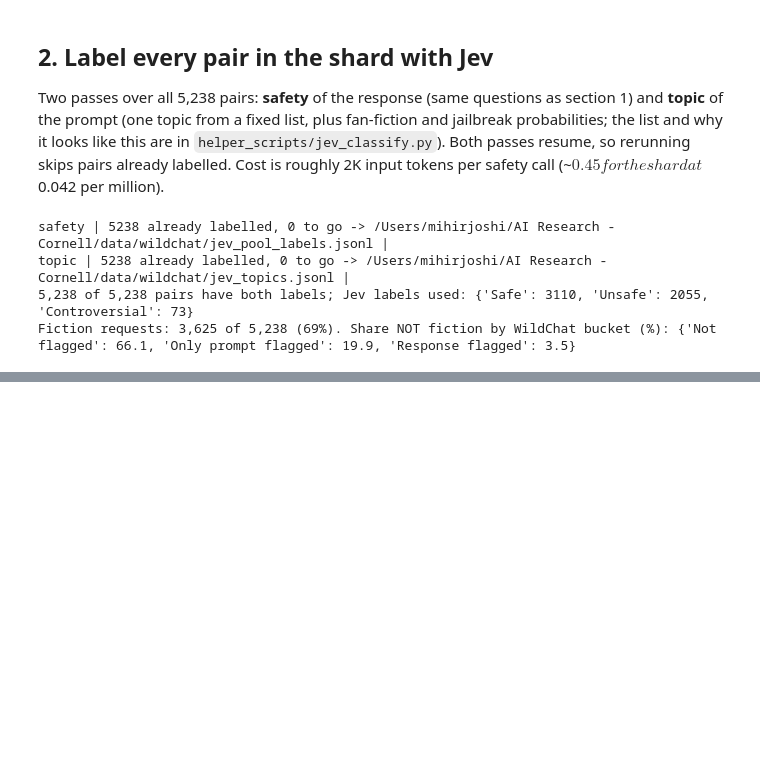
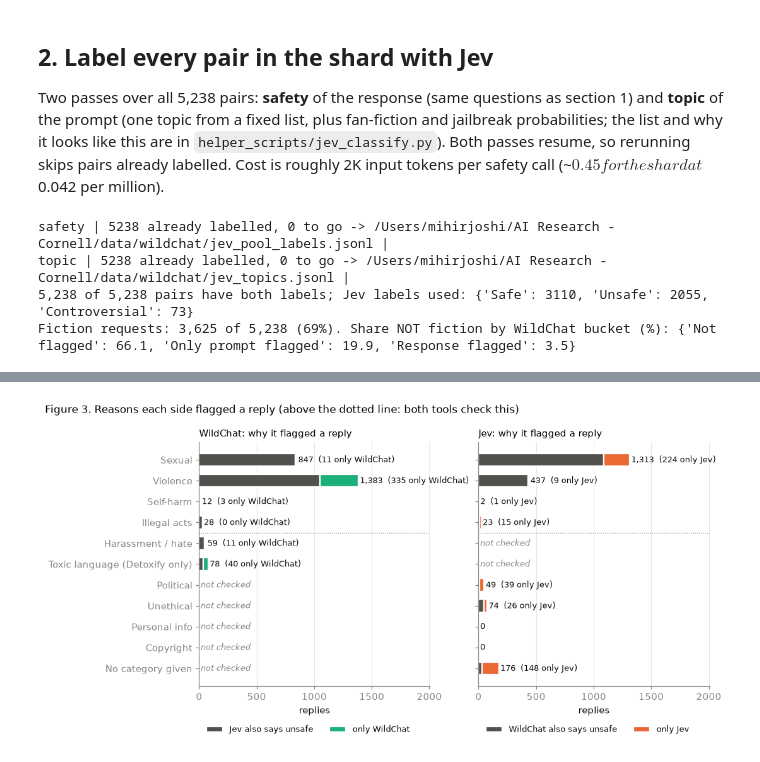
Before and after one commit to mihirjoshi2025-code/Output-Diversity-Research, a Jupyter notebook: notebooks/04_jev_vs_qwen3guard_wildchat_responses.ipynb, the cells around one changed output, grey strips where cells are left out. Saved outputs shown, nothing was run; the diff lists cells and outputs as text; code cells hidden in the pictures; blank space fills up the shorter version.

```diff
--- a/notebooks/04_jev_vs_qwen3guard_wildchat_responses.ipynb
+++ b/notebooks/04_jev_vs_qwen3guard_wildchat_responses.ipynb
@@ -210,0 +228,62 @@ WildChat-flagged response but Jev-safe: 392 of 2,004. OpenAI moderation categori
+# %%
+WC_REASON = {"sexual": "Sexual", "sexual_minors": "Sexual", "violence": "Violence", "violence_graphic": "Violence",
+             "illicit_violent": "Violence", "self_harm": "Self-harm", "self_harm_instructions": "Self-harm",
+             "self_harm_intent": "Self-harm", "illicit": "Illegal acts", "harassment": "Harassment / hate",
+             "harassment_threatening": "Harassment / hate", "hate": "Harassment / hate",
+             "hate_threatening": "Harassment / hate"}
+JEV_REASON = {"Sexual Content or Sexual Acts": "Sexual", "Violent": "Violence", "Suicide & Self-Harm": "Self-harm",
+              "Non-violent Illegal Acts": "Illegal acts", "Politically Sensitive Topics": "Political",
+              "Unethical Acts": "Unethical", "PII": "Personal info", "Copyright Violation": "Copyright",
+              "None": "No category given"}
+DETOX_ONLY = "Toxic language (Detoxify only)"
+REASONS = ["Sexual", "Violence", "Self-harm", "Illegal acts", "Harassment / hate", DETOX_ONLY,
+           "Political", "Unethical", "Personal info", "Copyright", "No category given"]
+CHECKS = {"WildChat": set(WC_REASON.values()) | {DETOX_ONLY}, "Jev": set(JEV_REASON.values())}
+
+
+def wc_reasons(r):
+    out = sorted({WC_REASON[c] for c in r.response_openai_categories if c in WC_REASON})
+    if r.response_toxic and not r.response_openai_flagged:
+        out.append(DETOX_ONLY)
+    return out
+
+
+fic["wc_reasons"] = fic.apply(wc_reasons, axis=1)
+fic["jev_reason"] = fic.jev_category.map(JEV_REASON).where(fic.jev_unsafe)
+
+wc_side = (fic[fic.response_toxic].explode("wc_reasons").groupby(["wc_reasons", "jev_unsafe"]).size()
+           .unstack(fill_value=0).reindex(index=REASONS, columns=[True, False], fill_value=0))
+jev_side = (fic[fic.jev_unsafe].groupby(["jev_reason", "response_toxic"]).size()
+            .unstack(fill_value=0).reindex(index=REASONS, columns=[True, False], fill_value=0))
+
+fig, axes = plt.subplots(1, 2, figsize=(10, 5.1), sharey=True)
+y = np.arange(len(REASONS))
+for ax, tool, side, other in [(axes[0], "WildChat", wc_side, "Jev"), (axes[1], "Jev", jev_side, "WildChat")]:
+    both, alone = side[True], side[False]
+    ax.barh(y, both, color=AGREE_COLOR["Both unsafe"], height=0.62, edgecolor="white", linewidth=1.5,
+            label=f"{other} also says unsafe")
+    ax.barh(y, alone, left=both, color=AGREE_COLOR[f"Only {tool}"], height=0.62, edgecolor="white", linewidth=1.5,
+            label=f"only {tool}")
+    xmax = max(wc_side.sum(axis=1).max(), jev_side.sum(axis=1).max())
+    for i, reason in enumerate(REASONS):
+        total = both.iloc[i] + alone.iloc[i]
+        if reason not in CHECKS[tool]:
+            ax.text(xmax * 0.01, i, "not checked", va="center", fontsize=8.5, color=MUTED, style="italic")
+        else:
+            ax.text(total + xmax * 0.01, i, f"{total:,}  ({alone.iloc[i]:,} only {tool})" if total else "0",
+                    va="center", fontsize=8.5, color=INK)
+    ax.set_xlim(0, xmax * 1.45)
+    ax.set_title(f"{tool}: why it flagged a reply", loc="left", fontsize=10)
+    ax.grid(axis="x", color="#e8e7e3"); ax.grid(axis="y", visible=False)
+    ax.legend(frameon=False, loc="upper left", bbox_to_anchor=(0, -0.13), ncols=2, fontsize=8.5)
+    ax.set_xlabel("replies")
+axes[0].set_yticks(y, REASONS)
+axes[0].invert_yaxis()
+axes[0].axhline(3.5, color=MUTED, linewidth=0.8, linestyle=":")  # above: checked by both; below: one side only
+axes[1].axhline(3.5, color=MUTED, linewidth=0.8, linestyle=":")
+fig.suptitle("Figure 3. Reasons each side flagged a reply (above the dotted line: both tools check this)",
+             x=0.01, ha="left", fontsize=11)
+fig.tight_layout()
+plt.show()
+# %% [output]
+[figure, added]
```
Also changed, not shown: parts of 35 cells of this notebook, 2 other files.
